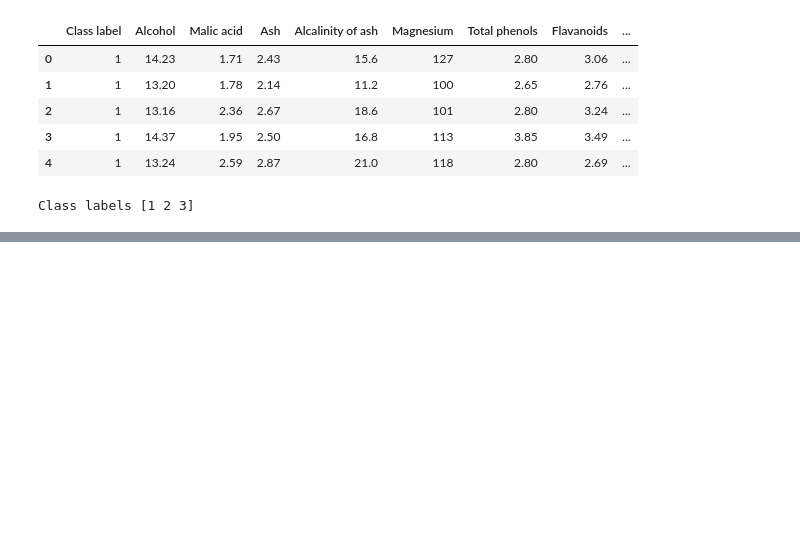
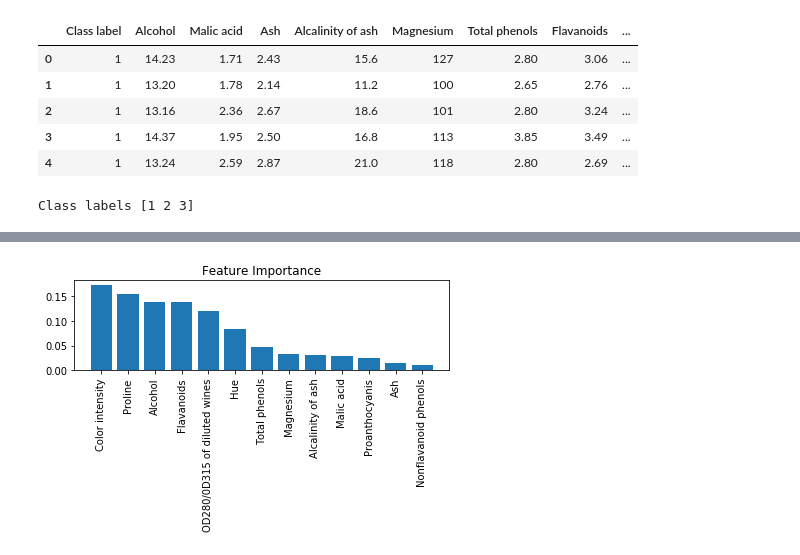
Before and after one commit to sergiovasquez122/CECS-456, a Jupyter notebook: Data_preparation_techniques_notes.ipynb, the cells around one changed output, grey strips where cells are left out. Saved outputs shown, nothing was run; the diff lists cells and outputs as text; code cells hidden in the pictures; blank space fills up the shorter version.

```diff
--- a/Data_preparation_techniques_notes.ipynb
+++ b/Data_preparation_techniques_notes.ipynb
@@ -240,0 +308,10 @@ X_test_std = stdsc.transform(X_test)
+# %%
+plt.title('Feature Importance')
+plt.bar(range(X_train.shape[1]), importances[indices], align = 'center')
+plt.xticks(range(X_train.shape[1]),
+          feat_labels[indices], rotation = 90)
+plt.xlim([-1, X_train.shape[1]])
+plt.tight_layout()
+plt.show()
+# %% [output]
+[figure, added]
```
Also changed, not shown: parts of 12 cells of this notebook.
